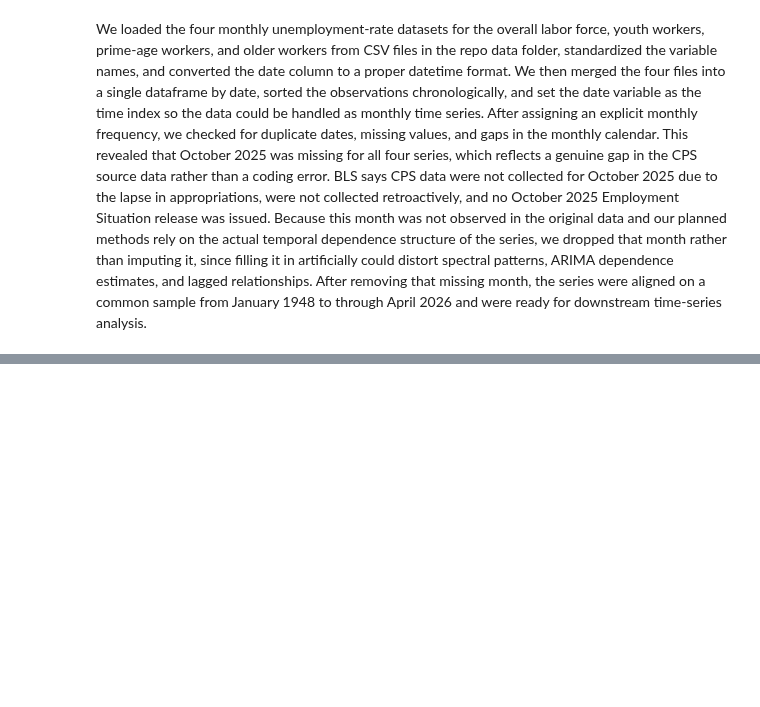
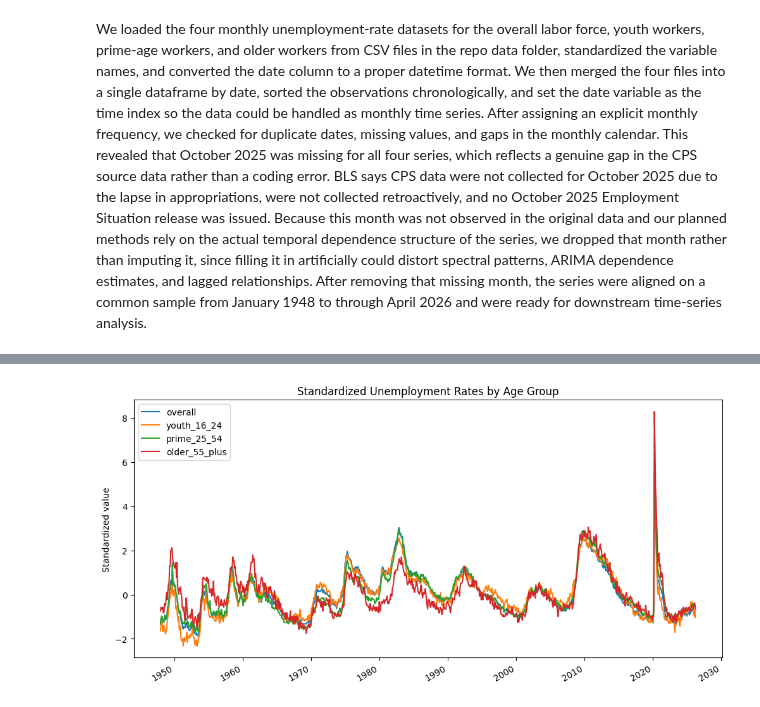
Before and after one commit to grantzhou23/STAT-248-Final-Project, a Jupyter notebook: Code/reproducible analysis.ipynb, the cells around one changed output, grey strips where cells are left out. Drawn from its saved outputs; the diff is of its cells as text; code cells hidden in the pictures; blank space fills up the shorter version.

```diff
--- a/Code/reproducible analysis.ipynb
+++ b/Code/reproducible analysis.ipynb
@@ -140,0 +156,10 @@ We loaded the four monthly unemployment-rate datasets for the overall labor forc
+# %%
+df_z = (df - df.mean()) / df.std()
+
+df_z.plot(figsize=(12, 6))
+plt.title("Standardized Unemployment Rates by Age Group")
+plt.ylabel("Standardized value")
+plt.xlabel("")
+plt.show()
+# %% [output]
+[figure, added]
```
Also changed, not shown: parts of 32 cells of this notebook, 28 other files.
